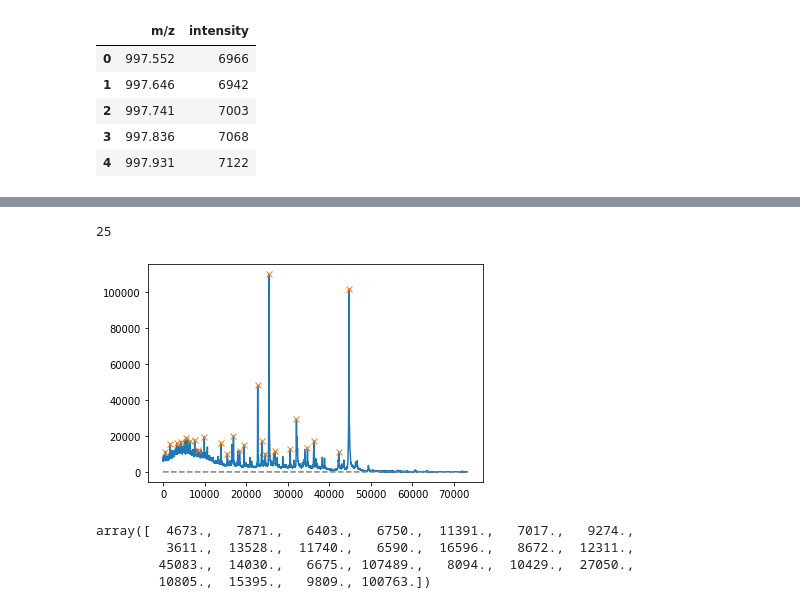
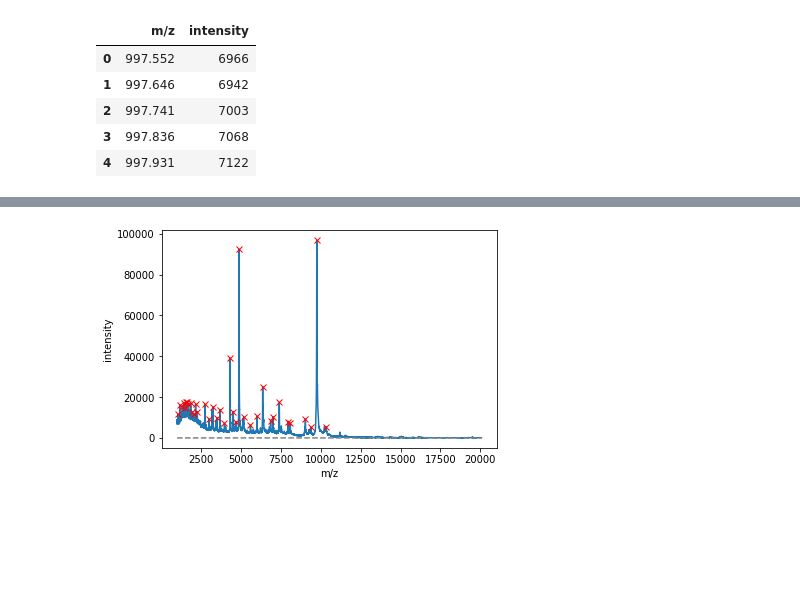
Before and after one commit to kuhaha/biotype, a Jupyter notebook: detect_peaks.ipynb, the cells around one changed output, grey strips where cells are left out. Drawn from its saved outputs; the diff is of its cells as text; code cells hidden in the pictures; blank space fills up the shorter version.

```diff
--- a/detect_peaks.ipynb
+++ b/detect_peaks.ipynb
@@ -65,18 +46,11 @@ from scipy.signal import find_peaks, peak_prominences
 # %%
-peaks, _ = find_peaks(y,distance=800, height=10000)
-print(len(peaks))
-plt.plot(y)
-plt.plot(peaks, y[peaks], "x")
-plt.plot(np.zeros_like(y), "--", color="gray")
+dist, prom = 500, 3000
+peaks,_ = signal.find_peaks(y, distance=dist, prominence=prom)
+plt.xlabel("m/z")
+plt.ylabel("intensity")
+plt.plot(x, y)
+plt.plot(x[peaks], y[peaks], "rx")
+plt.plot(x,np.zeros_like(y), "--", color="gray")
 plt.show()
 # %% [output]
-25
-[figure, old version]
+[figure, new version]
-# %%
-prominences = peak_prominences(y, peaks)[0]
-prominences
-# %% [output]
-array([  4673.,   7871.,   6403.,   6750.,  11391.,   7017.,   9274.,
-         3611.,  13528.,  11740.,   6590.,  16596.,   8672.,  12311.,
-        45083.,  14030.,   6675., 107489.,   8094.,  10429.,  27050.,
-        10805.,  15395.,   9809., 100763.])
```
Also changed, not shown: parts of 30 cells of this notebook, 1 other file.
